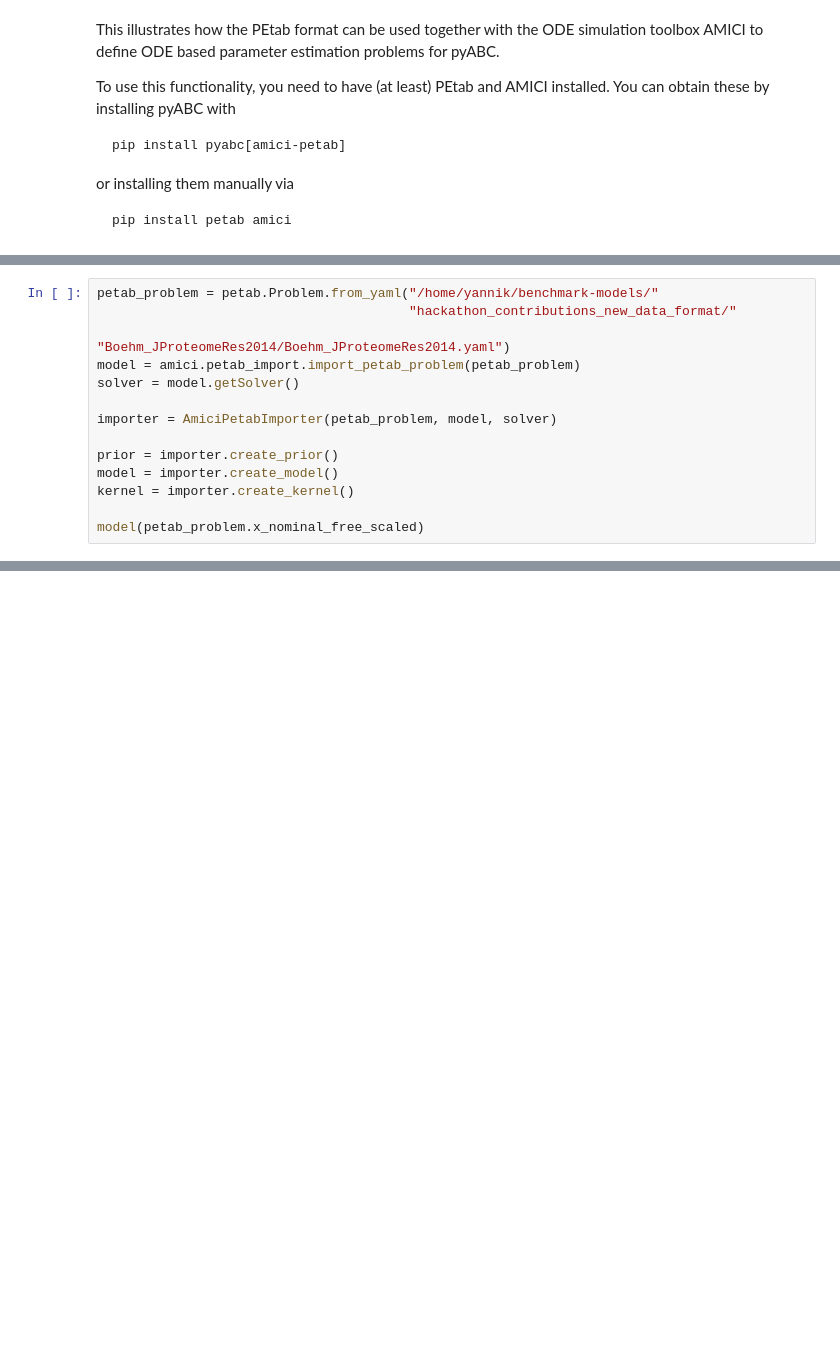
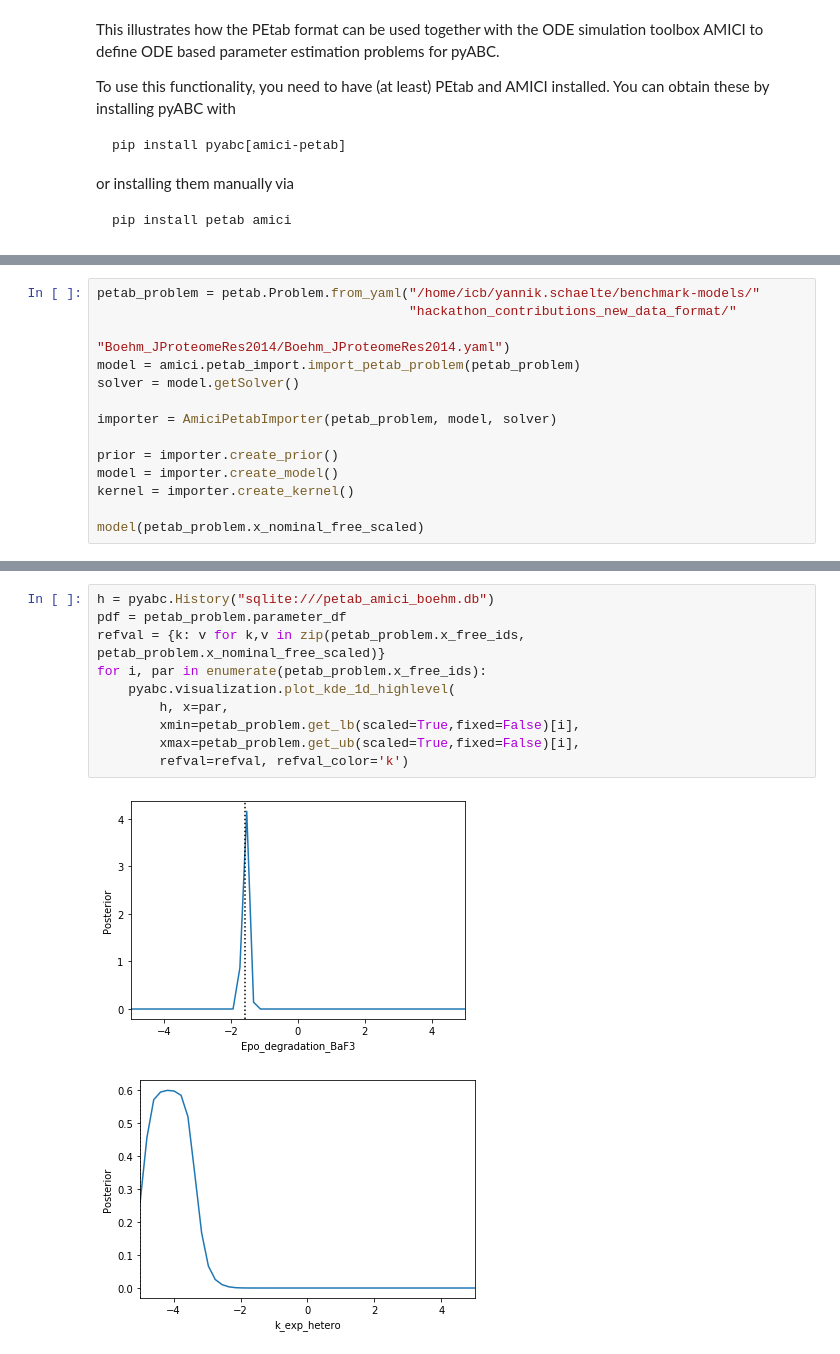
Before and after one commit to ICB-DCM/pyABC, a Jupyter notebook: doc/examples/petab.ipynb, the cells around one changed output, grey strips where cells are left out. Drawn from its saved outputs; the diff is of its cells as text; blank space fills up the shorter version.

Commit message:
run petab notebook

```diff
--- a/doc/examples/petab.ipynb
+++ b/doc/examples/petab.ipynb
@@ -18,5 +19,5 @@ from pyabc.petab import AmiciPetabImporter
 # %%
-petab_problem = petab.Problem.from_yaml("/home/yannik/benchmark-models/"
+petab_problem = petab.Problem.from_yaml("/home/icb/yannik.schaelte/benchmark-models/"
                                         "hackathon_contributions_new_data_format/"
                                         "Boehm_JProteomeRes2014/Boehm_JProteomeRes2014.yaml")
 model = amici.petab_import.import_petab_problem(petab_problem)
@@ -60,0 +86,13 @@ KeyboardInterrupt:
+# %%
+h = pyabc.History("sqlite:///petab_amici_boehm.db")
+pdf = petab_problem.parameter_df
+refval = {k: v for k,v in zip(petab_problem.x_free_ids, petab_problem.x_nominal_free_scaled)}
+for i, par in enumerate(petab_problem.x_free_ids):
+    pyabc.visualization.plot_kde_1d_highlevel(
+        h, x=par,
+        xmin=petab_problem.get_lb(scaled=True,fixed=False)[i],
+        xmax=petab_problem.get_ub(scaled=True,fixed=False)[i],
+        refval=refval, refval_color='k')
+# %% [output]
+[figure, added]
+[figure, added]
```
Also changed, not shown: parts of 5 cells of this notebook.
